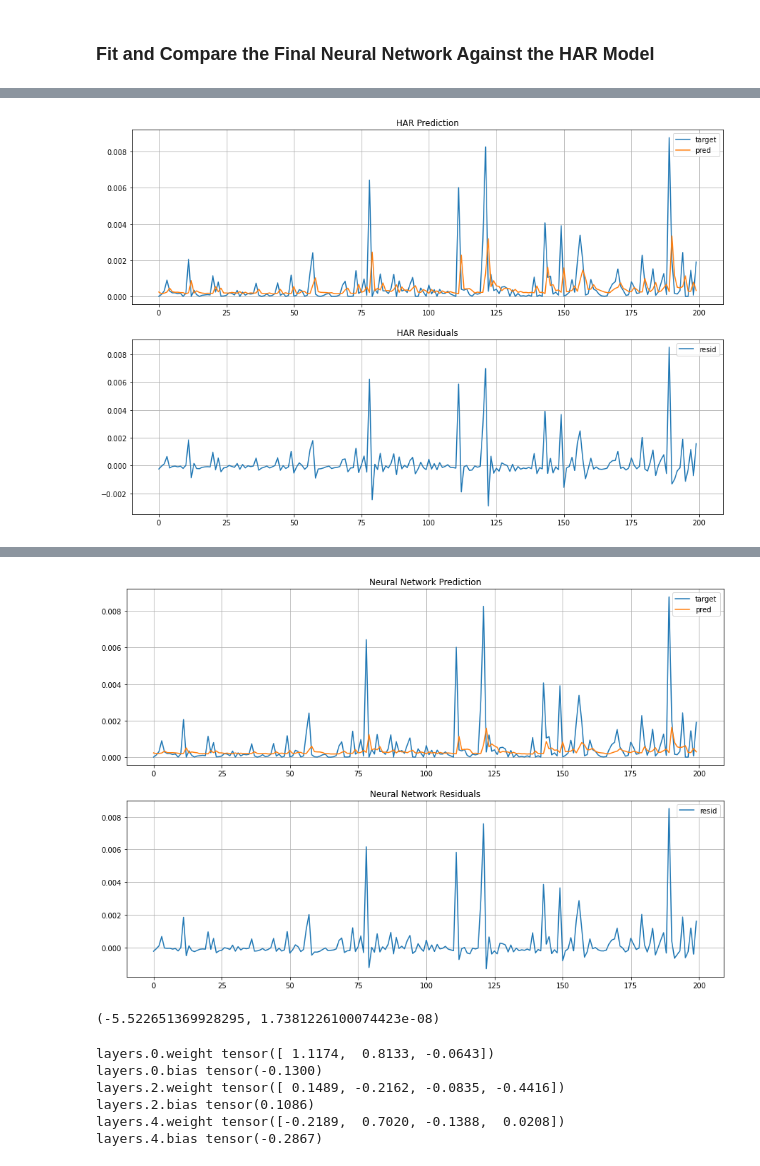
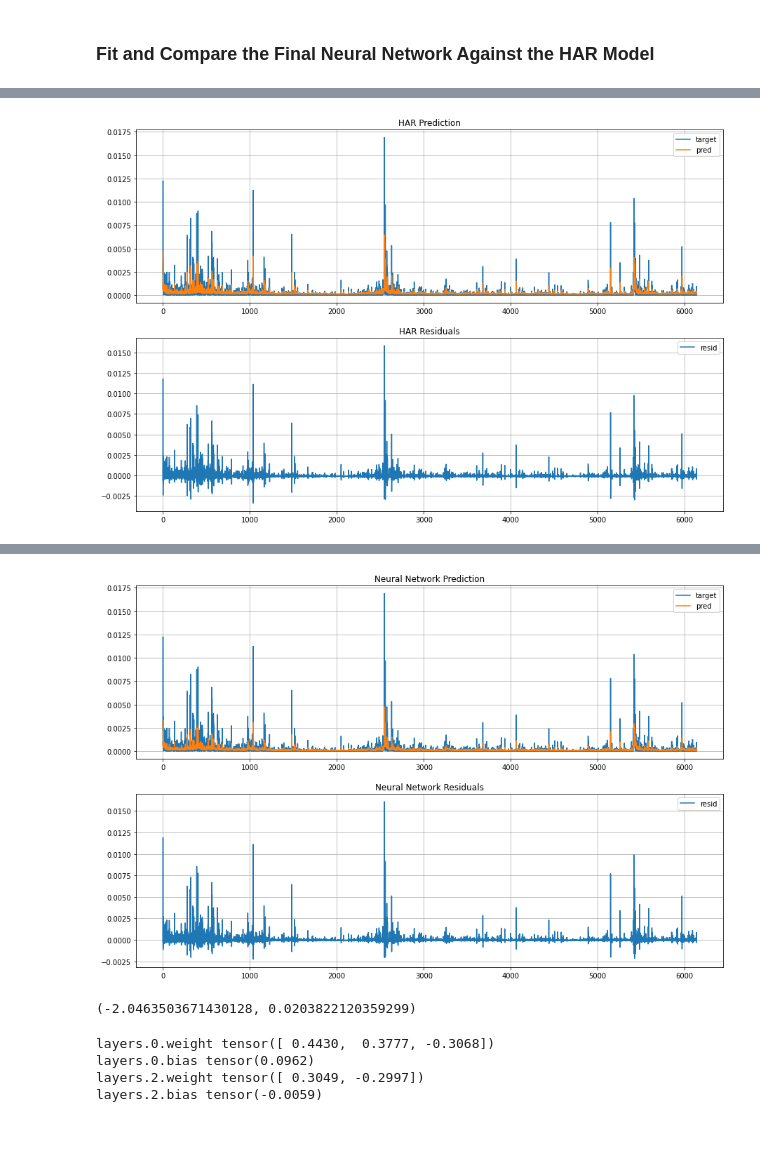
Before and after one commit to CodingNoob234/casestudy-neural-networks, a Jupyter notebook: main.ipynb, the cells around one changed output, grey strips where cells are left out. Cells and saved outputs as stored; diff of their text form; code cells hidden in the pictures; blank space fills up the shorter version.

```diff
--- a/main.ipynb
+++ b/main.ipynb
@@ -40,10 +44,13 @@ warnings.simplefilter("ignore")
 # %%
 # fetch data through yahoo finance API, compute features, split into training and validation subsets
 # ... for both NN and HAR
-data_nn_train, data_nn_val, data_har_train, data_har_val = pre_process_all_data(stock = "KO", train_size=.6)
+
+data = get_rv_from_yahoo("KO")
+
+data_nn_train, data_nn_val, data_har_train, data_har_val = pre_process_all_data(data, train_size=.6)
 
 # to determine gap used in TimeSeriesSplit
-plot_pacf(data_har_train.y, lags = range(1, 30))
+plot_acf(data_har_train.y, lags = range(1, 30))
 plt.ylim(-0.1, 0.25)
 plt.show()
 # %% [output]
@@ -56,9 +63,9 @@ The NN is estimated using Adam optimzer and MSE loss, with a specified learning
 # PERFORM CROSS VALIDATION
 model_scores = []
 
-hidden_layers_list = ([], [2,])
-lr_list = (1e-3, 5e-3, 1e-2)
-epochs_list = (10,)
+hidden_layers_list = ([],)
+lr_list = (1e-3, 5e-3)
+epochs_list = (5, 10, 25)
 total_model_options = len(hidden_layers_list) * len(lr_list) * len(epochs_list)
 
 # for all possible models, perform kfold cross validation
@@ -75,7 +82,7 @@ for hidden_layers in hidden_layers_list:
                     input_size = data_nn_train.x_t.shape[1],
                     output_size = 1,
                     hidden_layers = hidden_layers,
-                    # model = ForwardNeuralNetwork(data_nn_train.x_t.shape[1], output_size = 1, hidden_layers = hidden_layers),
+                    # kfold = TimeSeriesSplit(n_splits = 10, max_train_size = None, test_size = 500, gap = 25), # the test_size = len(data) // (n_splits + 1)
                     kfold = TimeSeriesSplit(n_splits = 10, max_train_size = None, test_size = 500, gap = 25), # the test_size = len(data) // (n_splits + 1)
                     data = data_nn_train,
                     lr = lr,
@@ -88,7 +95,7 @@ for hidden_layers in hidden_layers_list:
 
             avg_score_multiple_folds = np.average(avg_score_multiple_folds_list)
 
-            print(f"model: hidden layers-{hidden_layers} lr-{lr} epochs-{epochs}")
+            print(f"model: hidden layers={hidden_layers} lr={lr} epochs={epochs}")
             print(f"avg score: {avg_score_multiple_folds} list of scores: {avg_score_multiple_folds_list}")
 
             # store the models performance in array
@@ -108,11 +133,11 @@ TypeError: object of type 'int' has no len()
 # %% [markdown]
 ### Fit and Compare the Final Neural Network Against the HAR Model
 # %%
-plot = True # plot for both models the true volatility versus the predicted one
 normalize_features = False
-use_own_config = True
+use_own_config = True # if you used this once after the cross validation, the custom params 'overwrite' those from cross validation
 
-idx_start, idx_end = 200, 400
+# sometimes we want to zoom in on specific intervals of the forecast
+idx_start, idx_end = 0, 100000
 
 # if the params are not set through cross validations above
 try:
@@ -122,8 +147,8 @@ except:
     print("No params from cross validation, using own params instead")
     print("Or specifically specified to use own params")
     epochs = 10
-    hidden_layers = [2,] # zero or one with 2 nodes
-    lr = .01
+    hidden_layers = [] # zero or one with 2 nodes
+    lr = .005
 
 #=========================================================================================
 #===================================ESTIMATE HAR==========================================
@@ -135,7 +160,7 @@ loss, output = fit_and_evaluateHAR(
     data_test = data_har_val,
     normalize_features = False
 )
-har_output = output
+har_output = output.copy()
 
 print(f"HAR out-of-sample loss: {loss}")
 
@@ -159,7 +184,12 @@ if plot:
 #=========================================================================================
 print("Estimating NN model ...")
 
-NN = ForwardNeuralNetwork(data_nn_train.x_t.shape[1], output_size = 1, hidden_layers=hidden_layers, seed=None)
+NN = ForwardNeuralNetwork(
+    data_nn_train.x_t.shape[1],
+    output_size = 1,
+    hidden_layers=hidden_layers,
+    # seed=3407
+    )
 loss, output = single_fit_and_evaluate_model(
     NN,
     data_train = data_nn_train,
@@ -170,7 +200,7 @@ loss, output = single_fit_and_evaluate_model(
     normalize_features = False,
     return_prediction = True
 )
-nn_output =  output.detach().numpy().reshape(-1,)
+nn_output =  output.detach().numpy().reshape(-1,).copy()
 
 print(f"NN out-of-sample loss: {loss}")
 
@@ -195,2 +225,2 @@ HAR out-of-sample loss: 4.469870227509931e-07
-[figure, old version]
+[figure, new version]
 Estimating NN model ...
@@ -198,22 +228,26 @@ NN out-of-sample loss: 3.527354408561223e-07
-[figure, old version]
+[figure, new version]
 # %%
 #=========================================================================================
 #====================================DIEBOLD-MARIANO======================================
 #=========================================================================================
-dm_test(data_har_val.y.reshape(-1,), har_output, nn_output, one_sided=True)
+dm_test(
+    data_har_val.y.reshape(-1,),
+    nn_output,
+    har_output,
+    one_sided=True,
+    )
+# if one sided, only test if the upper forecast performs significantly better than the lower forecast
 # %% [output]
-(-5.522651369928295, 1.7381226100074423e-08)
+(-2.0463503671430128, 0.0203822120359299)
 # %%
 for name, param in NN.named_parameters():
     if param.requires_grad:
         print(name, param.data[0])
 # %% [output]
-layers.0.weight tensor([ 1.1174,  0.8133, -0.0643])
-layers.0.bias tensor(-0.1300)
-layers.2.weight tensor([ 0.1489, -0.2162, -0.0835, -0.4416])
-layers.2.bias tensor(0.1086)
-layers.4.weight tensor([-0.2189,  0.7020, -0.1388,  0.0208])
-layers.4.bias tensor(-0.2867)
+layers.0.weight tensor([ 0.4430,  0.3777, -0.3068])
+layers.0.bias tensor(0.0962)
+layers.2.weight tensor([ 0.3049, -0.2997])
+layers.2.bias tensor(-0.0059)
 # %%
 
 X = np.arange(0, 0.05, .001)
```
Also changed, not shown: parts of 9 cells of this notebook, 6 other files.
